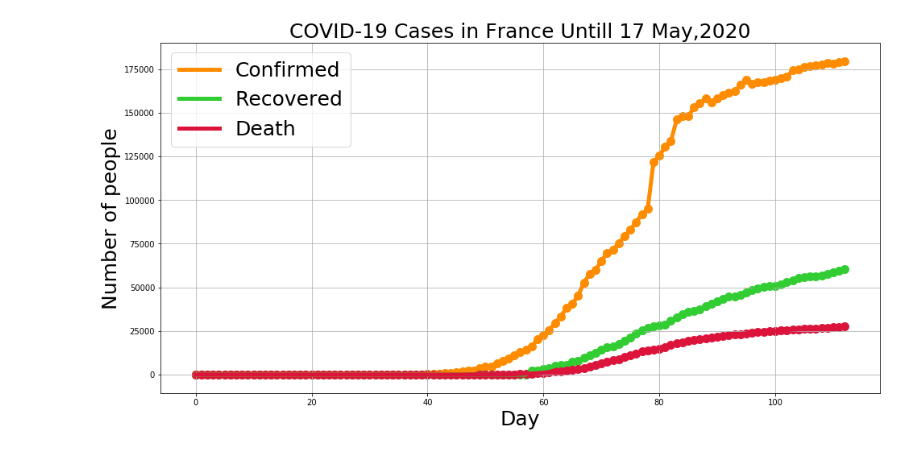
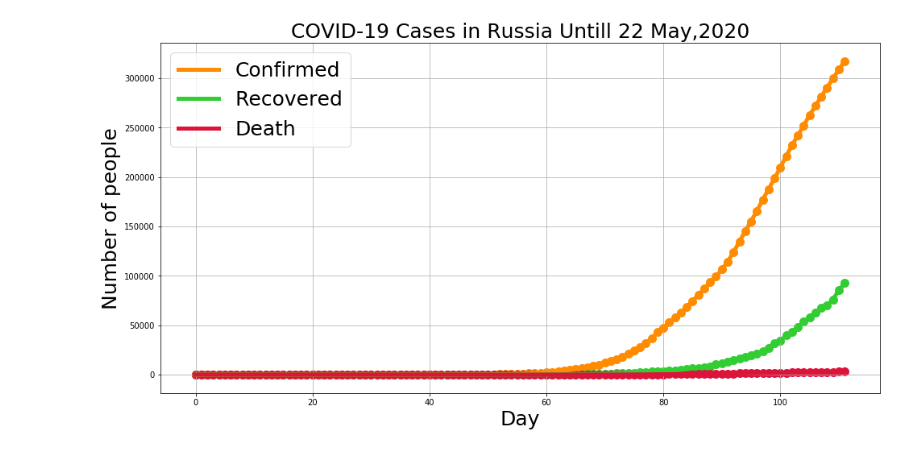
Before and after one commit to Mazhar004/python-data-visualization, a Jupyter notebook: Corona Affected Country/Graph.ipynb, the cells around one changed output. Saved outputs shown, nothing was run; the diff lists cells and outputs as text; code cells hidden in the pictures.

```diff
--- a/Corona Affected Country/Graph.ipynb
+++ b/Corona Affected Country/Graph.ipynb
@@ -96,4 +96,4 @@ graph.graph_comparision('Death', country=['Italy','France','Spain', 'US'])
 # %%
-graph.country_stat('France')
+graph.country_stat('Russia')
 # %% [output]
-[figure, old version]
+[figure, new version]
```
Also changed, not shown: parts of 2 cells of this notebook, 15 other files.
